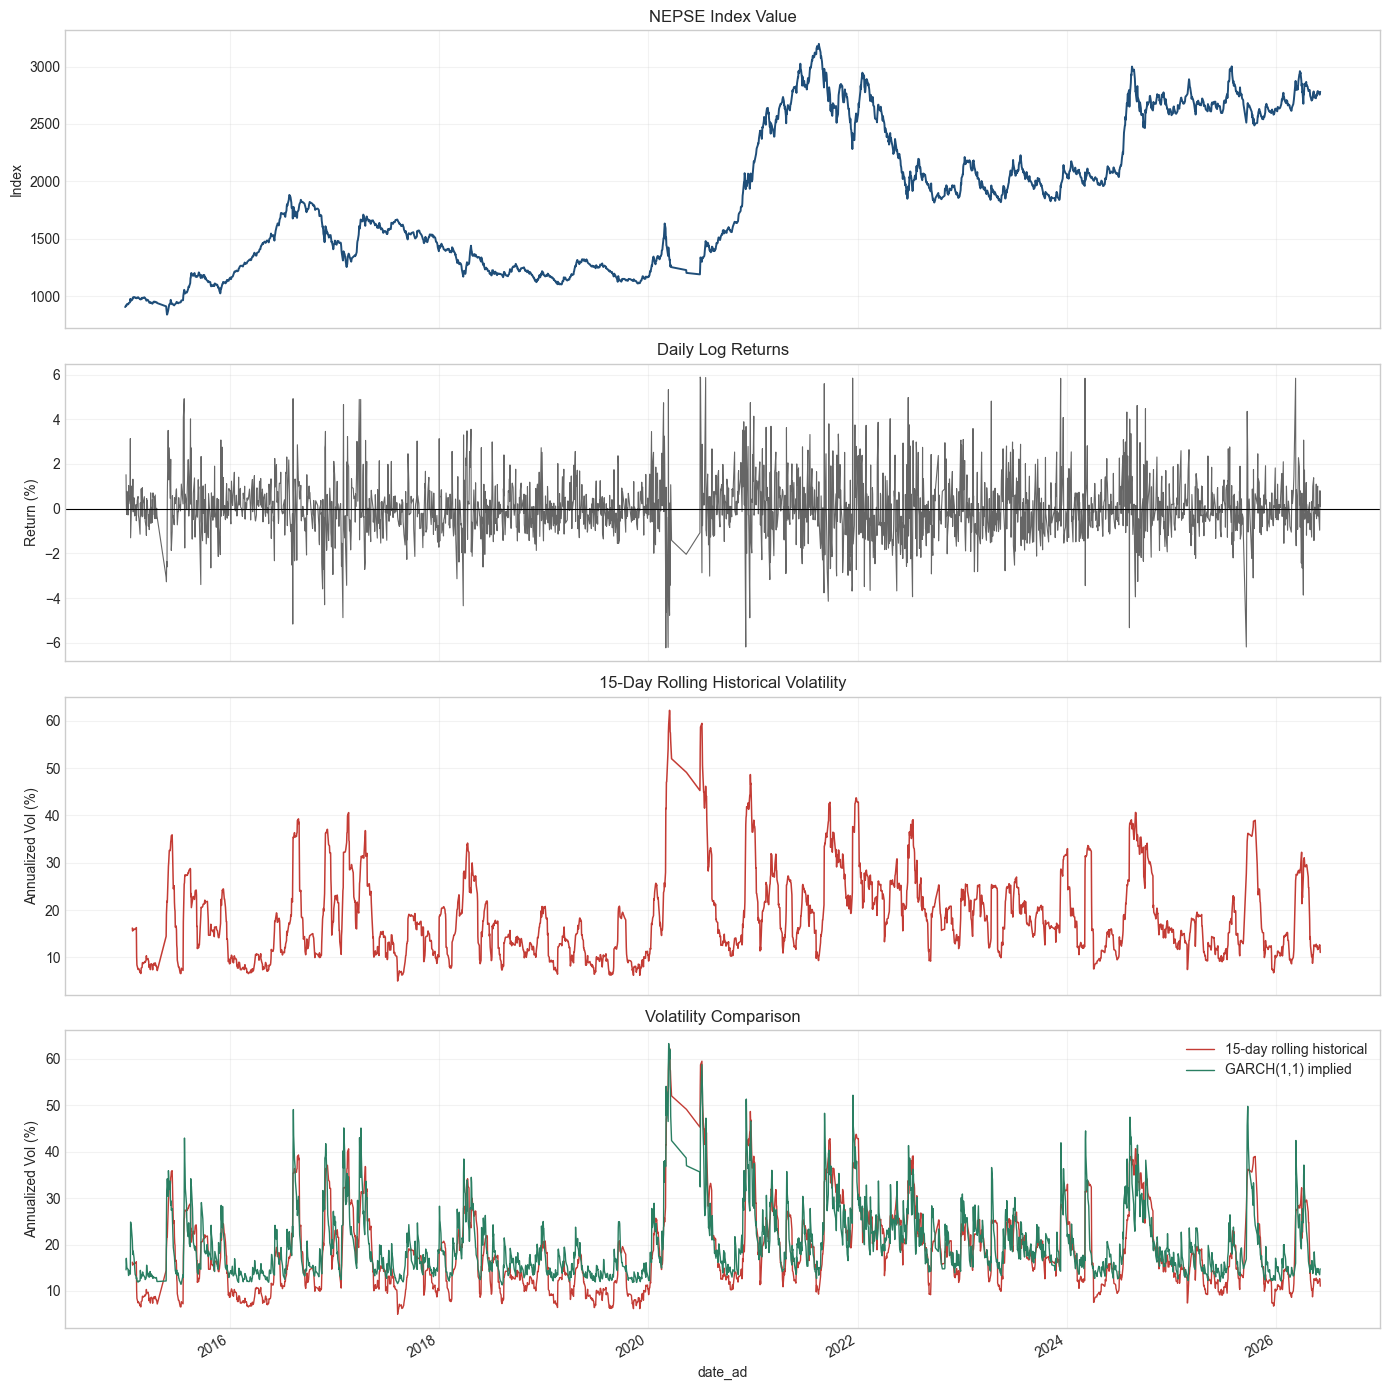
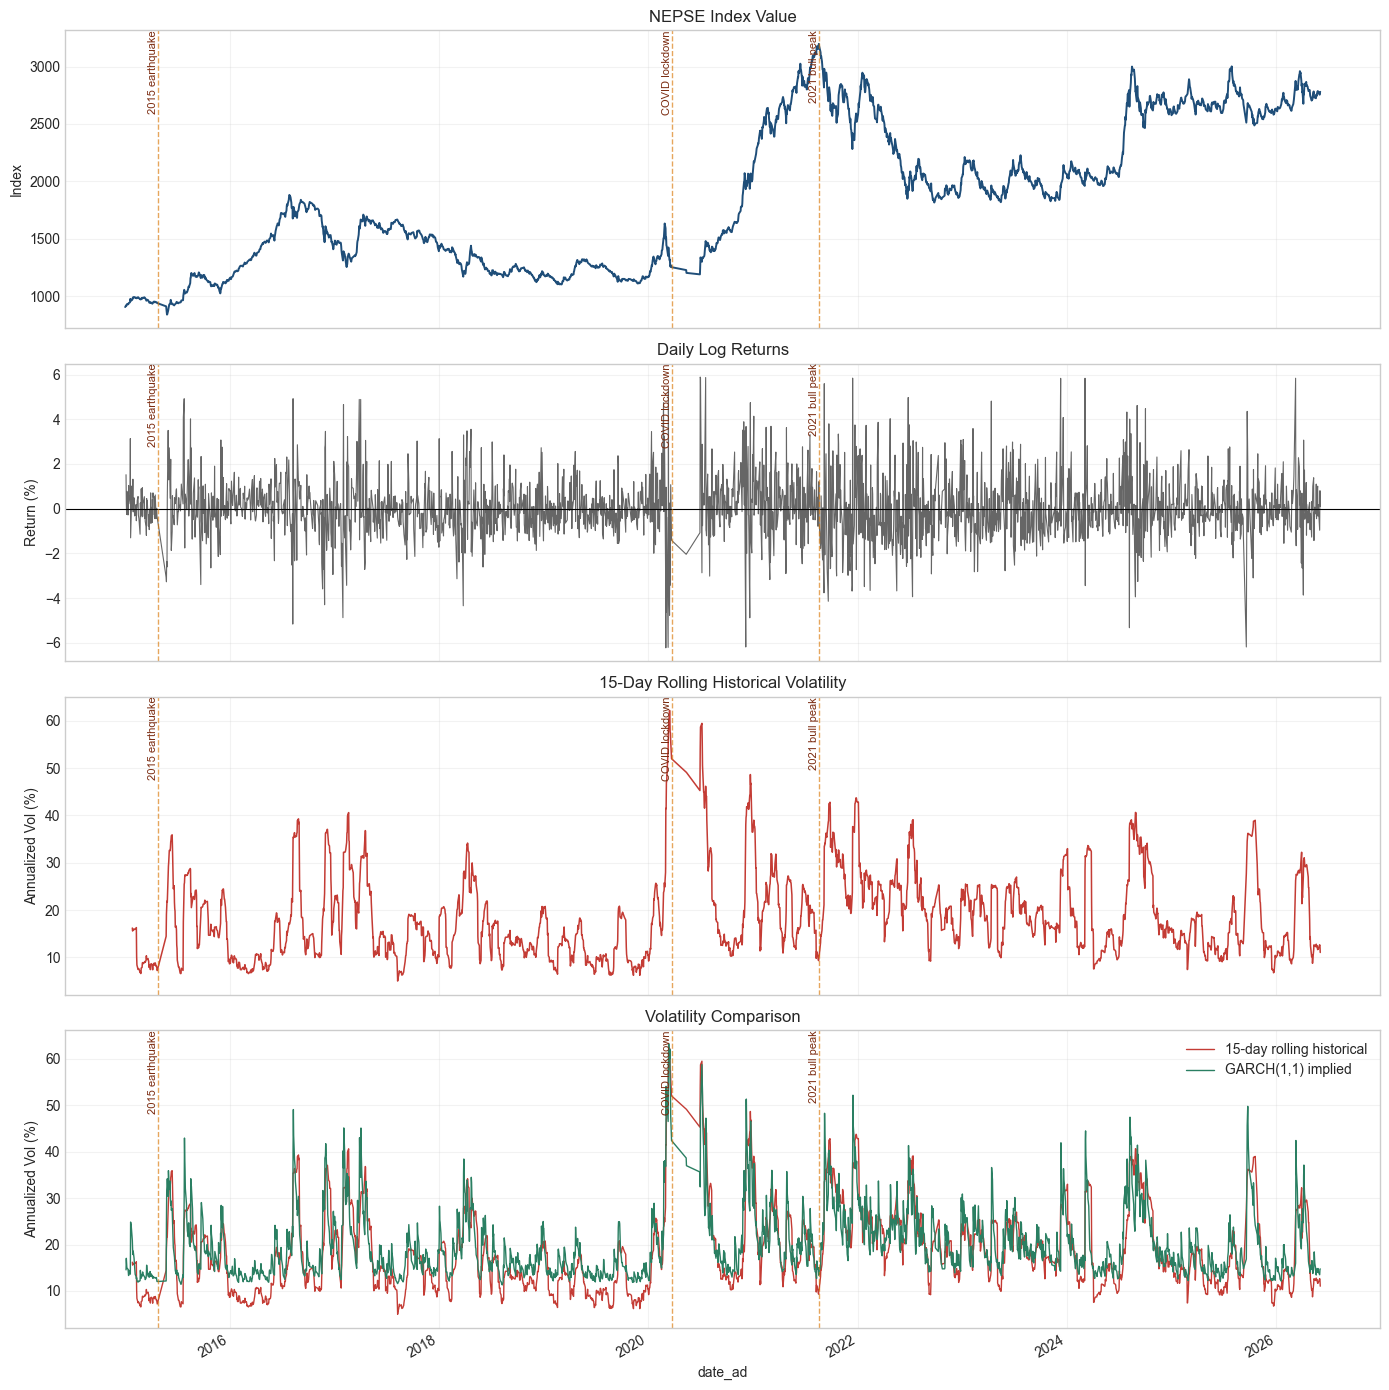
Code edit (unified diff) that turned the first committed figure into the second:
--- before
+++ after
@@ -24,5 +24,25 @@
 axes[3].legend()
 
+events = {
+    "2015 earthquake": pd.Timestamp("2015-04-25"),
+    "COVID lockdown": pd.Timestamp("2020-03-24"),
+    "2021 bull peak": pd.Timestamp("2021-08-18"),
+}
+
 for ax in axes:
+    for label, event_date in events.items():
+        ax.axvline(event_date, color="#d97706", linestyle="--", alpha=0.65, linewidth=1)
+    ymax = ax.get_ylim()[1]
+    for label, event_date in events.items():
+        ax.text(
+            event_date,
+            ymax,
+            label,
+            rotation=90,
+            va="top",
+            ha="right",
+            fontsize=8,
+            color="#7c2d12",
+        )
     ax.grid(True, alpha=0.25)
 

Commit: Add files via upload